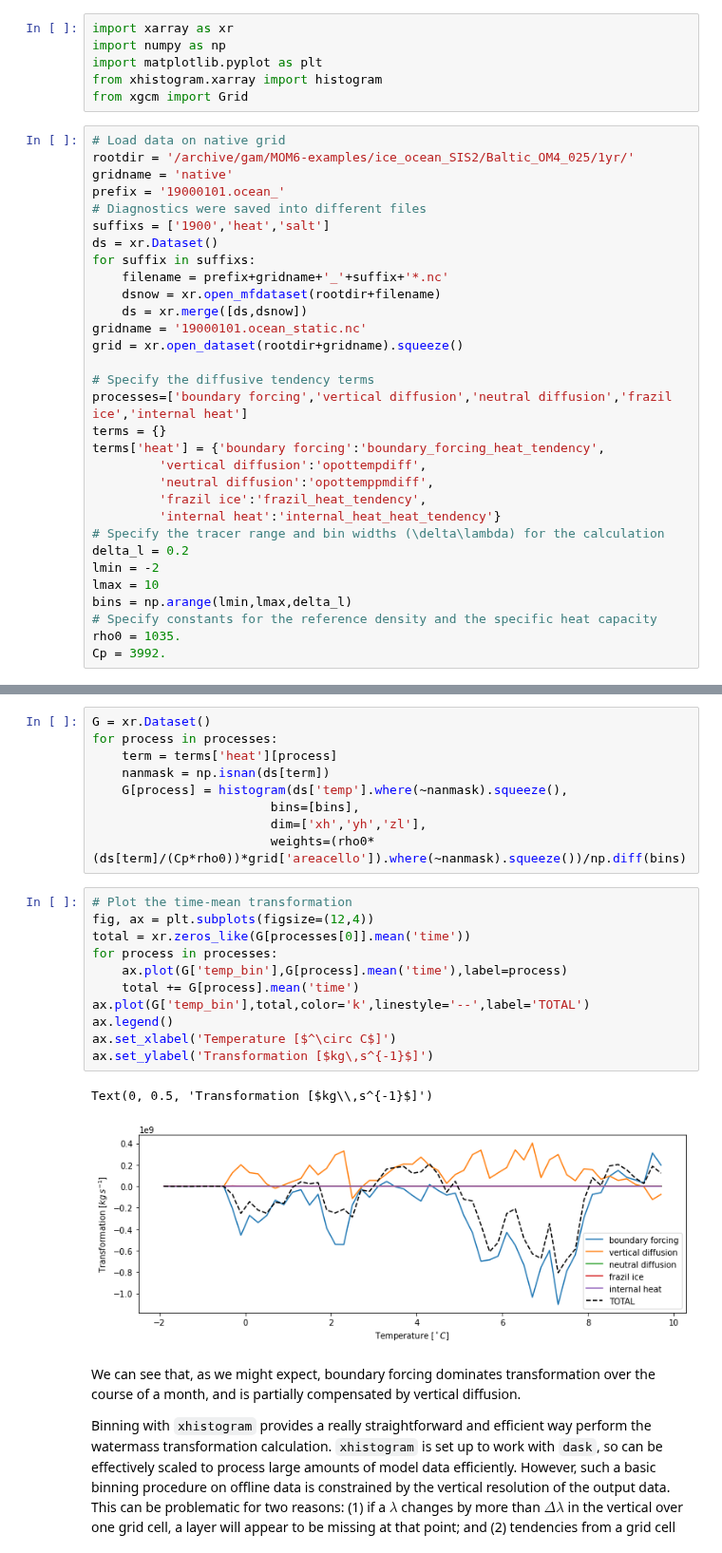
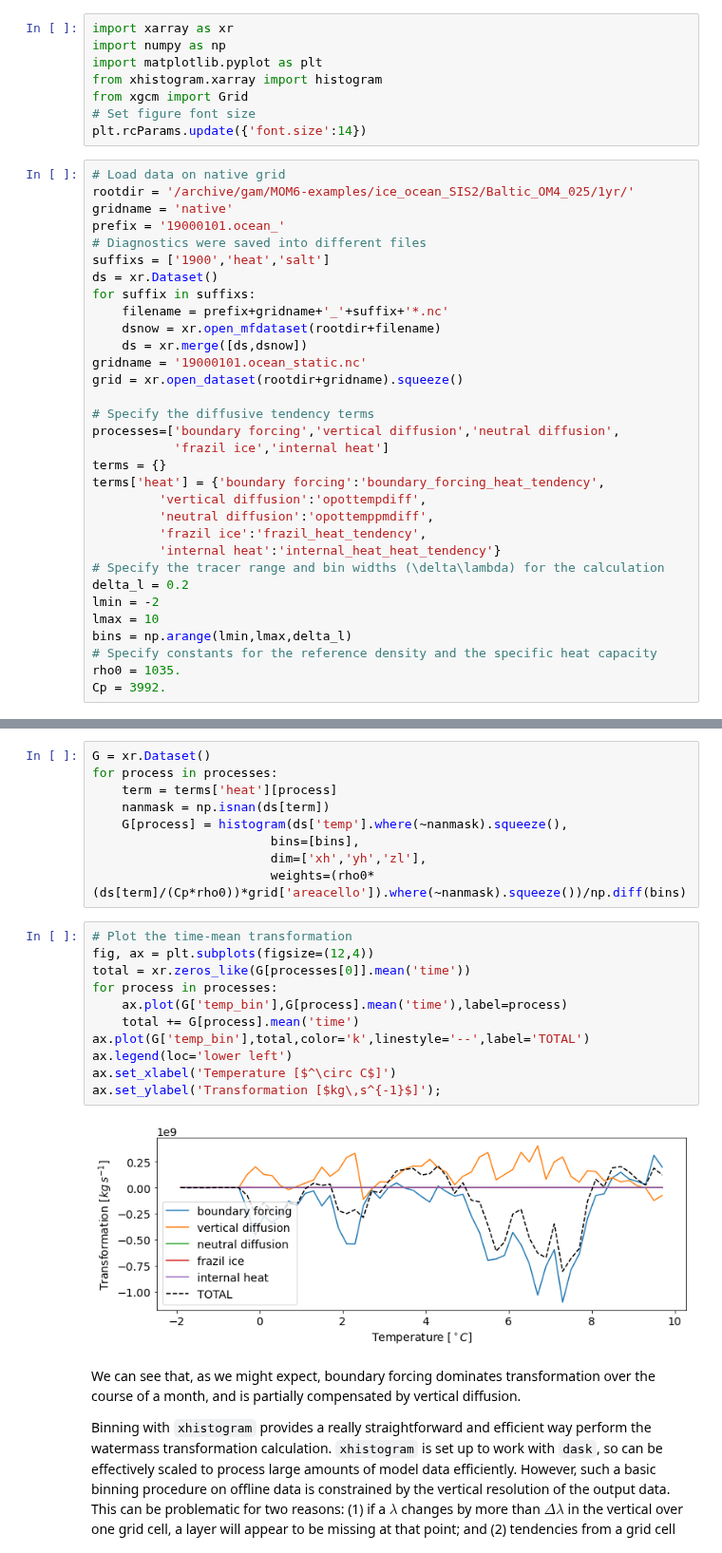
Before and after one commit to MOM6-community/MOM6-AnalysisCookbook, a Jupyter notebook: tutorials/10a_Watermass_transformation.ipynb, the cells around one changed output, grey strips where cells are left out. Shown at 95% size. Saved outputs shown, nothing was run; the diff lists cells and outputs as text.

```diff
--- a/tutorials/10a_Watermass_transformation.ipynb
+++ b/tutorials/10a_Watermass_transformation.ipynb
@@ -34,6 +42,8 @@ import numpy as np
 import matplotlib.pyplot as plt
 from xhistogram.xarray import histogram
 from xgcm import Grid
+# Set figure font size
+plt.rcParams.update({'font.size':14})
 # %%
 # Load data on native grid
 rootdir = '/archive/gam/MOM6-examples/ice_ocean_SIS2/Baltic_OM4_025/1yr/'
@@ -50,7 +60,8 @@ gridname = '19000101.ocean_static.nc'
 grid = xr.open_dataset(rootdir+gridname).squeeze()
 
 # Specify the diffusive tendency terms
-processes=['boundary forcing','vertical diffusion','neutral diffusion','frazil ice','internal heat']
+processes=['boundary forcing','vertical diffusion','neutral diffusion',
+           'frazil ice','internal heat']
 terms = {}
 terms['heat'] = {'boundary forcing':'boundary_forcing_heat_tendency',
          'vertical diffusion':'opottempdiff',
@@ -84,17 +95,16 @@ for process in processes:
 # %%
 # Plot the time-mean transformation
 fig, ax = plt.subplots(figsize=(12,4))
 total = xr.zeros_like(G[processes[0]].mean('time'))
 for process in processes:
     ax.plot(G['temp_bin'],G[process].mean('time'),label=process)
     total += G[process].mean('time')
 ax.plot(G['temp_bin'],total,color='k',linestyle='--',label='TOTAL')
-ax.legend()
+ax.legend(loc='lower left')
 ax.set_xlabel('Temperature [$^\circ C$]')
-ax.set_ylabel('Transformation [$kg\,s^{-1}$]')
+ax.set_ylabel('Transformation [$kg\,s^{-1}$]');
 # %% [output]
-Text(0, 0.5, 'Transformation [$kg\\,s^{-1}$]')
-[figure, old version]
+[figure, new version]
 # %% [markdown]
 We can see that, as we might expect, boundary forcing dominates transformation over the course of a month, and is partially compensated by vertical diffusion.
 
```
Also changed, not shown: parts of 6 cells of this notebook, 2 other files.
